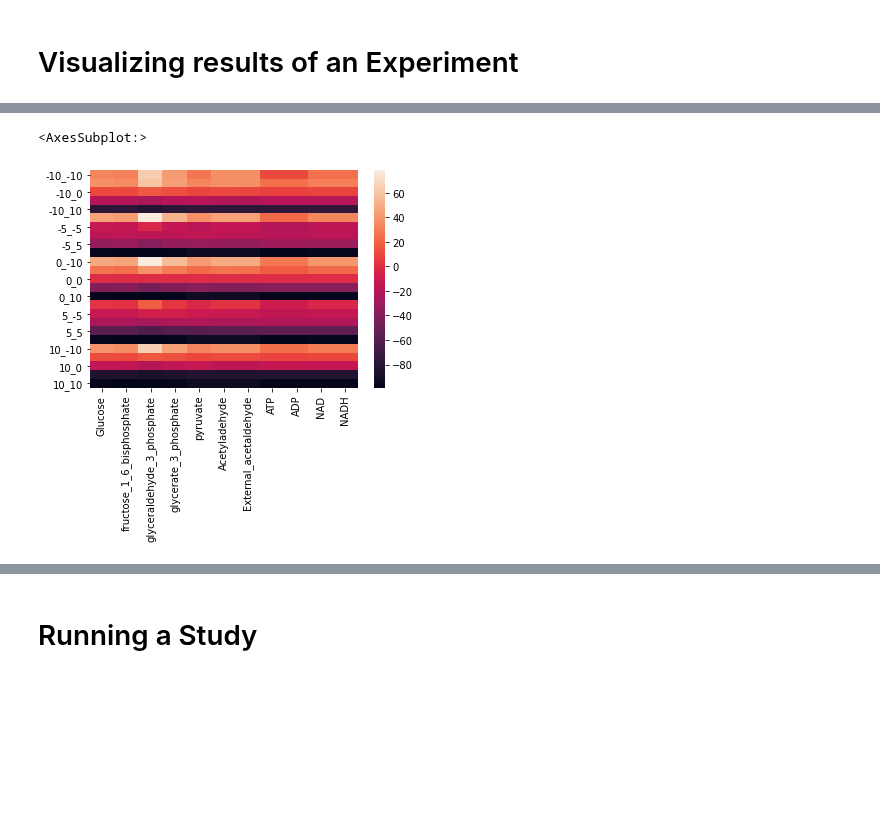
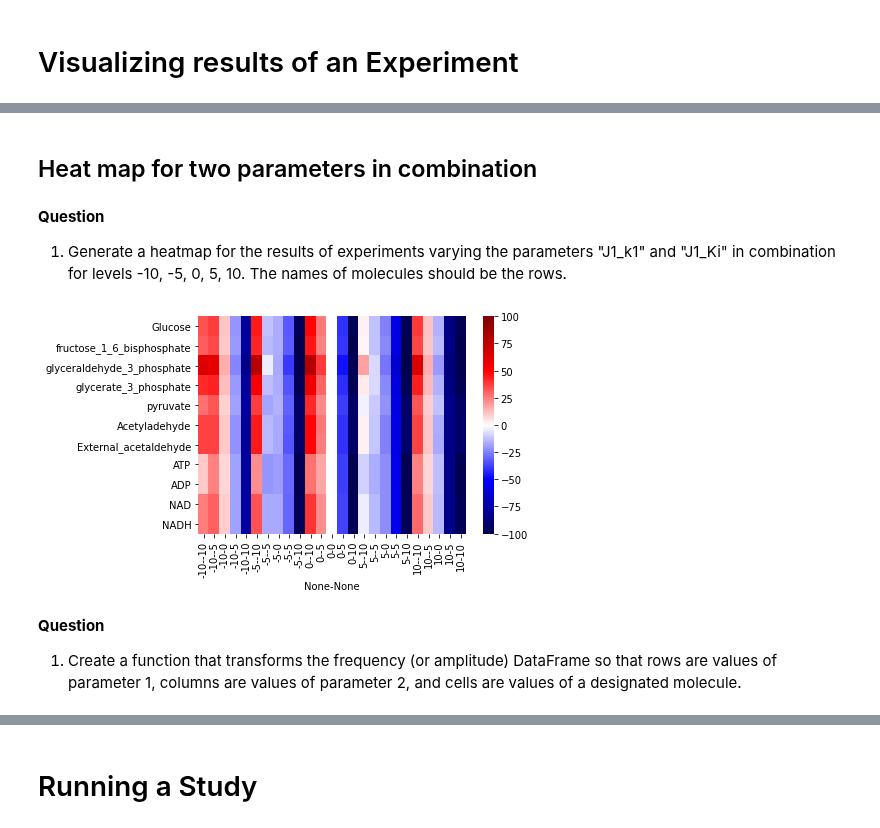
Before and after one commit to ModelEngineering/advancing-biomedical-models, a Jupyter notebook: lecture_6/6_computational_experiments_TFC.ipynb, the cells around one changed output, grey strips where cells are left out. Drawn from its saved outputs; the diff is of its cells as text; code cells hidden in the pictures; blank space fills up the shorter version.

```diff
--- a/lecture_6/6_computational_experiments_TFC.ipynb
+++ b/lecture_6/6_computational_experiments_TFC.ipynb
@@ -393,6 +393,8 @@ def runExperimentsTwoParameters(parameter1, parameter2, percent1s, percent2s, is
        columns: molecule
        value: depends on isRelative
     """
+    INDEX1 = "index1"
+    INDEX2 = "index2"
     # Calculate the baseline values
     baseFrequencySer, baseAmplitudeSer = runExperiment({})
     #
@@ -410,10 +412,13 @@ def runExperimentsTwoParameters(parameter1, parameter2, percent1s, percent2s, is
         if isFrequency is None:
             raise ValueError("Must specify isFrequency!")
         sers = []  # Collection of experiment results
-        indices = []
+        index1 = []
+        index2 = []
         for percent1 in percent1s:
             for percent2 in percent2s:
-                indices.append("%d_%d" % (percent1, percent2))
+                #indices.append("%d_%d" % (percent1, percent2))
+                index1.append(percent1)
+                index2.append(percent2)
                 parameterDct = {parameter1: percent1, parameter2: percent2}
                 frequencySer, amplitudeSer = runExperiment(parameterDct)
                 if isFrequency:
@@ -423,7 +428,11 @@ def runExperimentsTwoParameters(parameter1, parameter2, percent1s, percent2s, is
                 adjSer = calc(ser, isFrequency=isFrequency)
                 sers.append(pd.DataFrame(adjSer).transpose())
         resultDF = pd.concat(sers)
-        resultDF.index = indices
+        resultDF[INDEX1] = index1
+        resultDF[INDEX2] = index2
+        resultDF = resultDF.set_index([index1, index2])
+        for column in [INDEX1, INDEX2]:
+            del resultDF[column]
         return resultDF
     #
     frequencyDF = iterateLevels(isFrequency=True)
@@ -433,5 +442,5 @@ def runExperimentsTwoParameters(parameter1, parameter2, percent1s, percent2s, is
 # Tests
 percents = [-7, -5, -2, 0, 2, 5, 7]
 fDF, aDF = runExperimentsTwoParameters("J1_Ki", "J1_k1", percents, percents)
-assert(aDF.loc["%d_%d" % (percents[-1], percents[-1]), "Glucose"] < 0 )
-assert(fDF.loc["%d_%d" % (percents[0], percents[0]), "Glucose"] < 0 )
+assert(aDF.loc[(percents[-1], percents[-1]), "Glucose"] < 0 )
+assert(fDF.loc[(percents[0], percents[0]), "Glucose"] < 0 )
@@ -449,7 +506,13 @@ sns.heatmap(df)
+# %% [markdown]
+## Heat map for two parameters in combination
+# %% [markdown]
+**Question**
+1. Generate a heatmap for the results of experiments varying the parameters "J1_k1" and "J1_Ki" in combination
+for levels -10, -5, 0, 5, 10.
+The names of molecules should be the rows.
 # %%
 percents = [-10, -5, 0, 5, 10]
 fDF, aDF = runExperimentsTwoParameters("J1_k1", "J1_Ki", percents, percents)
-sns.heatmap(aDF)
+_ = sns.heatmap(aDF.transpose(), cmap='seismic', vmin=-100, vmax=100)
 # %% [output]
-<AxesSubplot:>
-[figure, old version]
+[figure, new version]
@@ -467,0 +519,4 @@ def plotTwoFactorResult(resultDF):
+# %% [markdown]
+**Question**
+1. Create a function that transforms the frequency (or amplitude) DataFrame so that rows are values of parameter 1, columns are values of parameter 2,
+and cells are values of a designated molecule.
```
Also changed, not shown: parts of 15 cells of this notebook, 1 other file.
